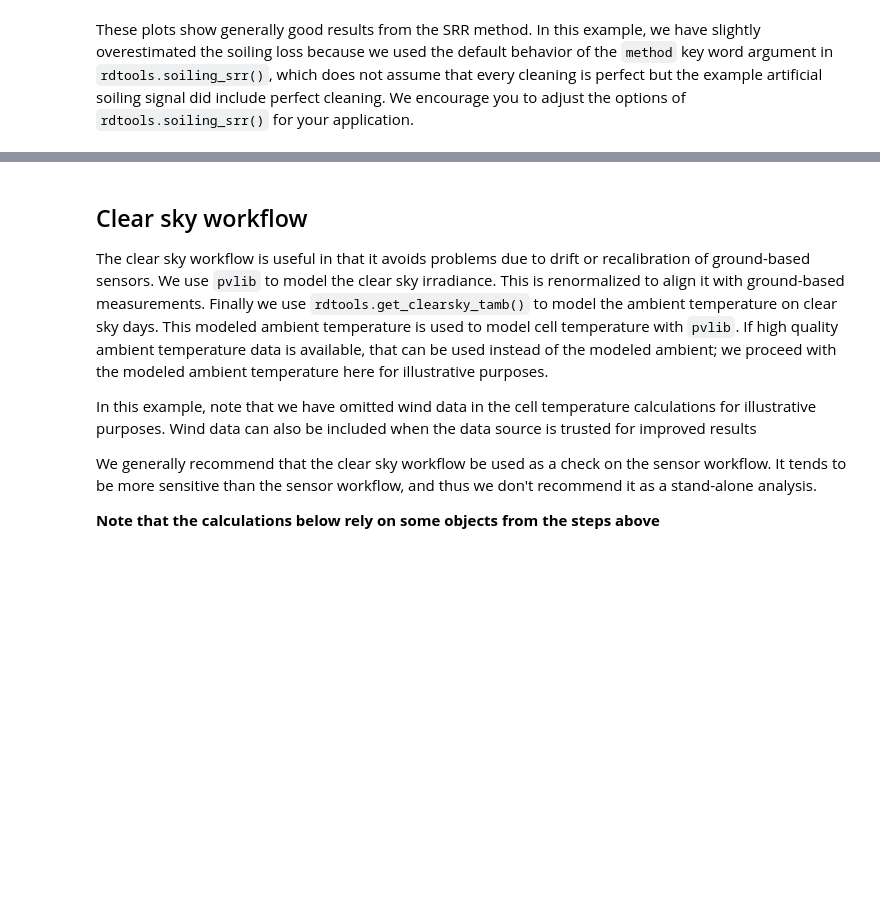
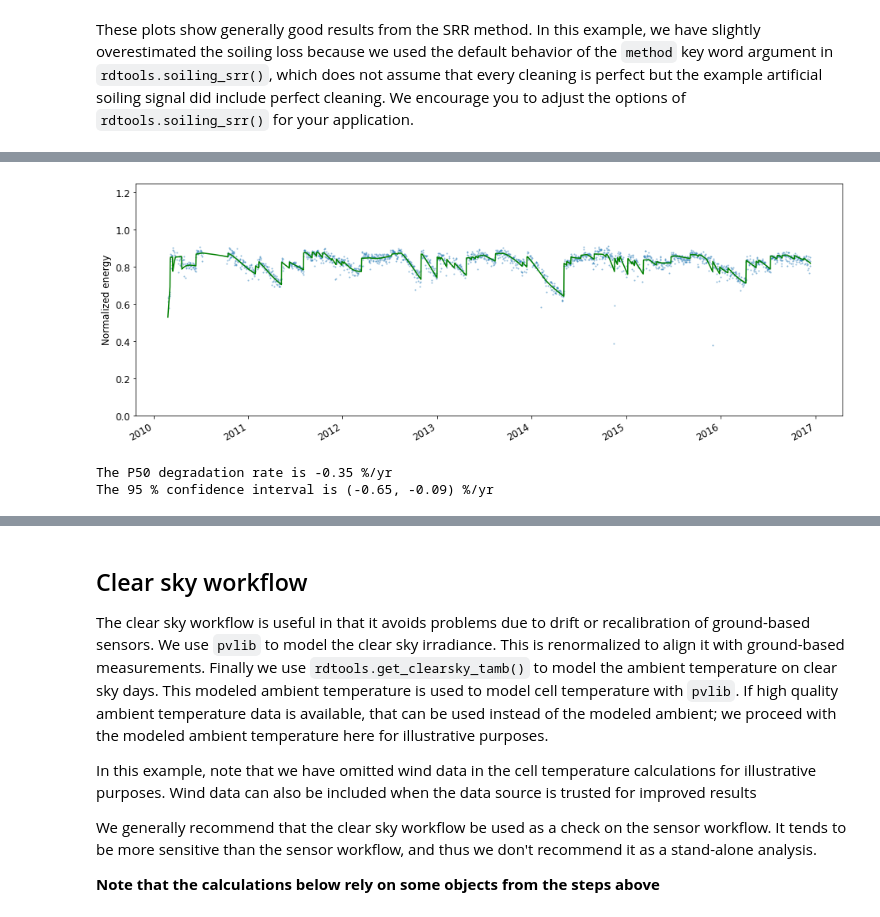
Before and after one commit to NREL/rdtools, a Jupyter notebook: docs/degradation_and_soiling_example_pvdaq_4.ipynb, the cells around one changed output, grey strips where cells are left out. Drawn from its saved outputs; the diff is of its cells as text; code cells hidden in the pictures; blank space fills up the shorter version.

```diff
--- a/docs/degradation_and_soiling_example_pvdaq_4.ipynb
+++ b/docs/degradation_and_soiling_example_pvdaq_4.ipynb
@@ -257,0 +289,3 @@ These plots show generally good results from the SRR method. In this example, we
+# %%
+# Run CODS
+cods_instance.run_bootstrap(512, verbose=True)
@@ -257,0 +315,19 @@ These plots show generally good results from the SRR method. In this example, we
+# %%
+result_df = cods_instance.result_df
+cods_model_fit = result_df.total_model
+
+fig, ax = plt.subplots(figsize=(16,6))
+ax.plot(soiled_daily.index, soiled_daily_filtered, 'o', alpha = 0.5)
+ax.plot(cods_model_fit.index, cods_model_fit, color='g')
+#ax.set_ylim(0,1.25)
+fig.autofmt_xdate()
+ax.set_ylabel('Normalized energy');
+# %% [output]
+[figure, added]
+# %%
+cods_degradation = cods_instance.degradation
+print('The P50 degradation rate is {:.2f} %/yr'.format(cods_degradation[0]))
+print('The 95 % confidence interval is ({:.2f}, {:.2f}) %/yr'.format(cods_degradation[1], cods_degradation[2]))
+# %% [output]
+The P50 degradation rate is -0.35 %/yr
+The 95 % confidence interval is (-0.65, -0.09) %/yr
```
Also changed, not shown: parts of 12 cells of this notebook.
